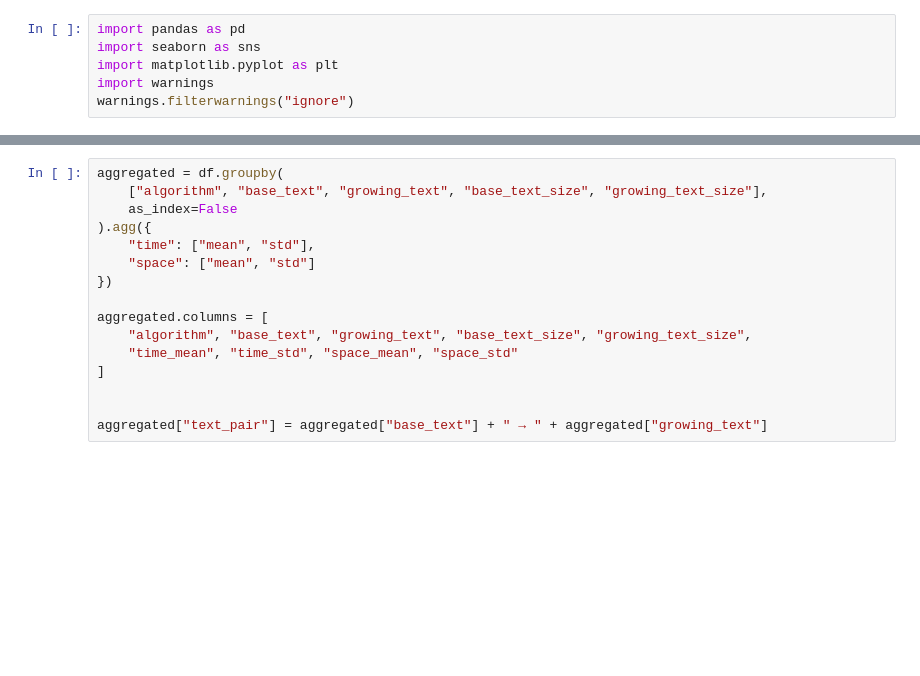
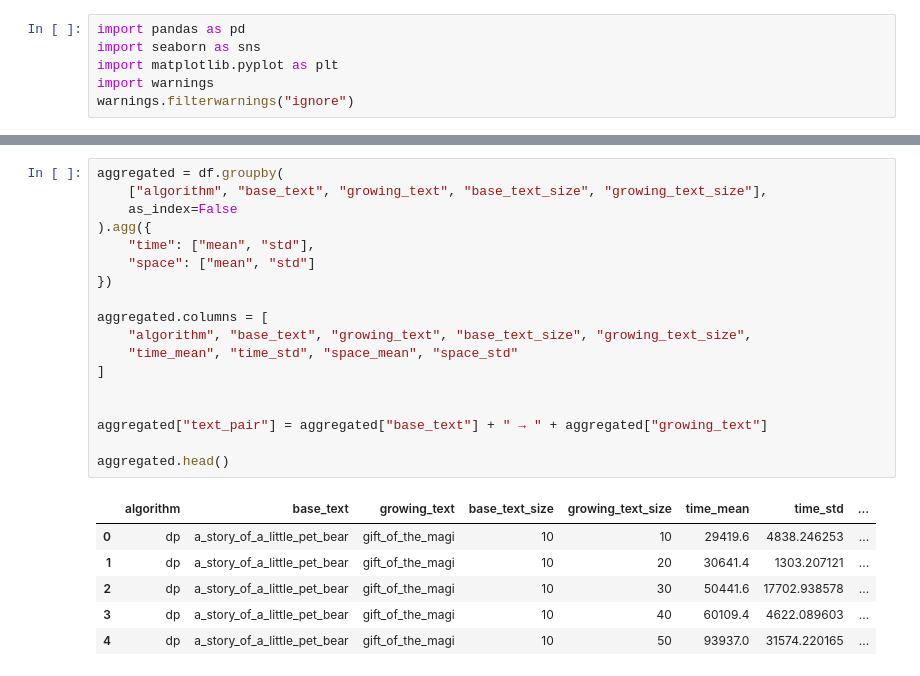
Before and after one commit to parlinhoo/tarea2alg, a Jupyter notebook: data/plotting.ipynb, the cells around one changed output, grey strips where cells are left out. Saved outputs shown, nothing was run; the diff lists cells and outputs as text; blank space fills up the shorter version.

```diff
--- a/data/plotting.ipynb
+++ b/data/plotting.ipynb
@@ -18,19 +18,28 @@ df.head()
 # %%
 aggregated = df.groupby(
     ["algorithm", "base_text", "growing_text", "base_text_size", "growing_text_size"],
     as_index=False
 ).agg({
     "time": ["mean", "std"],
     "space": ["mean", "std"]
 })
 
 aggregated.columns = [
     "algorithm", "base_text", "growing_text", "base_text_size", "growing_text_size",
     "time_mean", "time_std", "space_mean", "space_std"
 ]
 
 
 aggregated["text_pair"] = aggregated["base_text"] + " → " + aggregated["growing_text"]
+
+aggregated.head()
+# %% [output]
+|  | algorithm | base_text | growing_text | base_text_size | growing_text_size | time_mean | time_std | ... |
+| 0 | dp | a_story_of_a_little_pet_bear | gift_of_the_magi | 10 | 10 | 29419.6 | 4838.246253 | ... |
+| 1 | dp | a_story_of_a_little_pet_bear | gift_of_the_magi | 10 | 20 | 30641.4 | 1303.207121 | ... |
+| 2 | dp | a_story_of_a_little_pet_bear | gift_of_the_magi | 10 | 30 | 50441.6 | 17702.938578 | ... |
+| 3 | dp | a_story_of_a_little_pet_bear | gift_of_the_magi | 10 | 40 | 60109.4 | 4622.089603 | ... |
+| 4 | dp | a_story_of_a_little_pet_bear | gift_of_the_magi | 10 | 50 | 93937.0 | 31574.220165 | ... |
 # %%
 g = sns.FacetGrid(
     aggregated,
```
Also changed, not shown: parts of 5 cells of this notebook, 5 other files.
